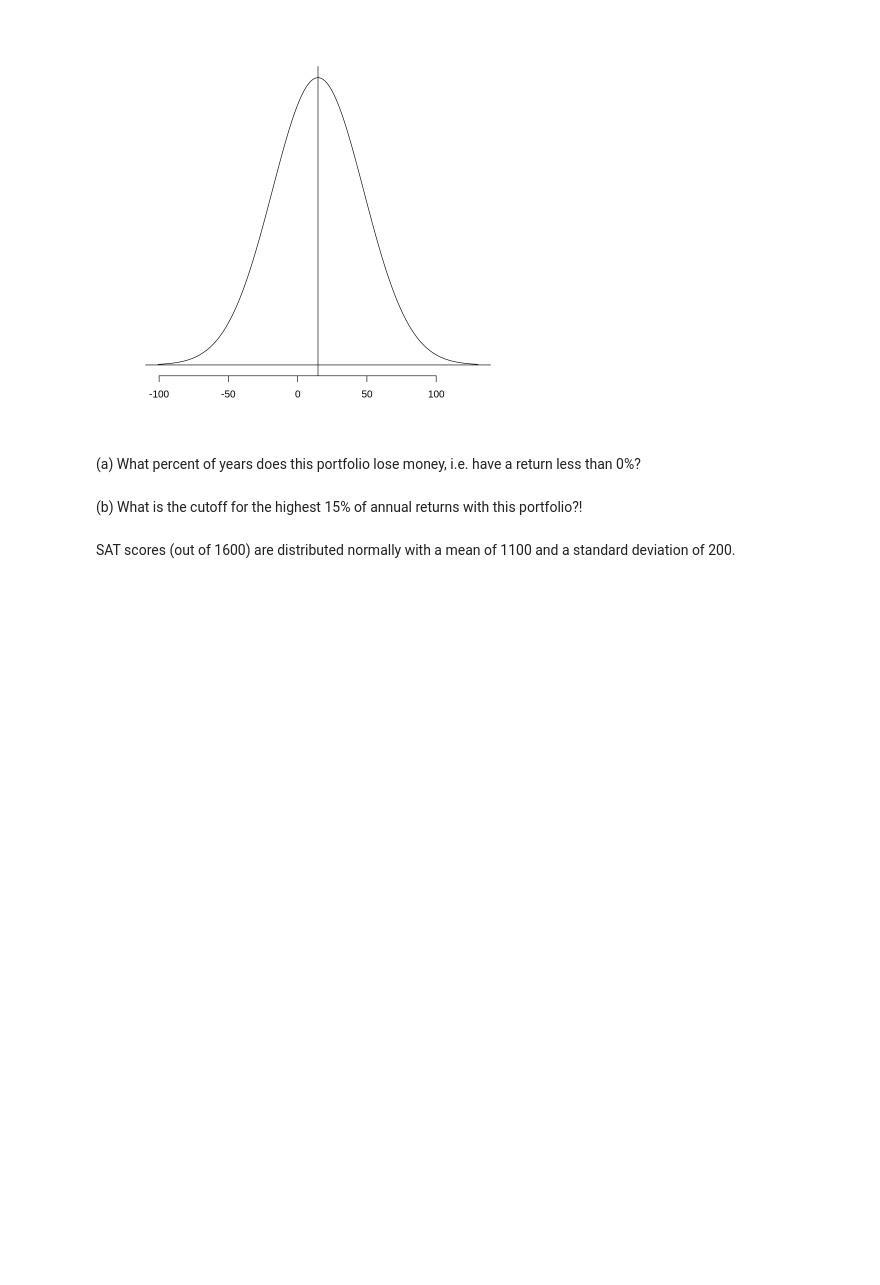
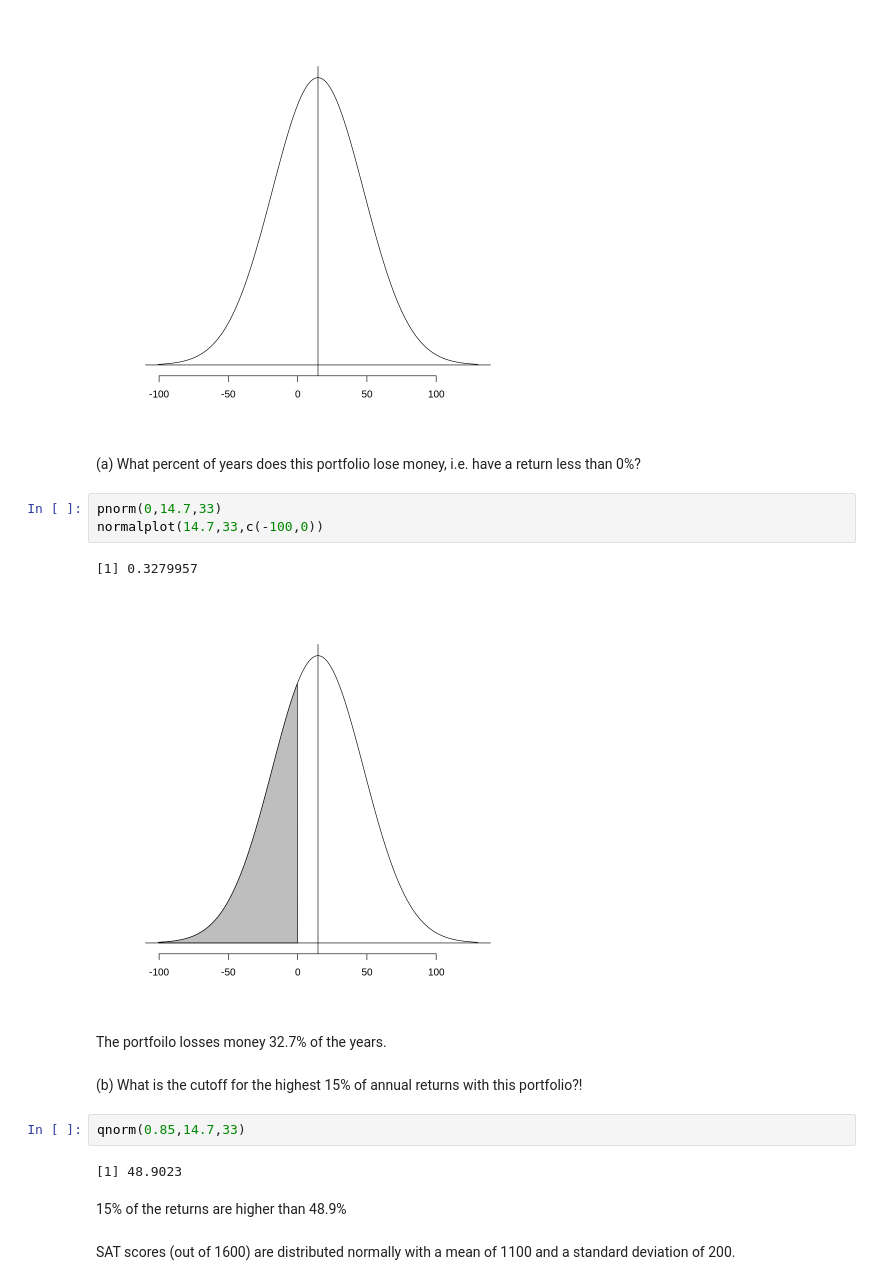
Before and after one commit to jana-archibald/tutorial, a Jupyter notebook: Normal Plot in Tutorial.ipynb, the cells around one changed output. Saved outputs shown, nothing was run; the diff lists cells and outputs as text; blank space fills up the shorter version.

```diff
--- a/Normal Plot in Tutorial.ipynb
+++ b/Normal Plot in Tutorial.ipynb
@@ -26,8 +42,22 @@ normalplot(14.7,33)
 [figure]
 # %% [markdown]
 (a) What percent of years does this portfolio lose money, i.e. have a return less than 0%?
+# %%
+pnorm(0,14.7,33)
+normalplot(14.7,33,c(-100,0))
+# %% [output]
+[1] 0.3279957
+[figure, added]
+# %% [markdown]
+The portfoilo losses money 32.7% of the years.
 # %% [markdown]
 (b) What is the cutoff for the highest 15% of annual returns with this portfolio?!
+# %%
+qnorm(0.85,14.7,33)
+# %% [output]
+[1] 48.9023
+# %% [markdown]
+15% of the returns are higher than 48.9%
 # %% [markdown]
 SAT scores (out of 1600) are distributed normally with a mean of 1100 and a standard deviation of 200.
 # %%
```
Also changed, not shown: parts of 10 cells of this notebook, 1 other file.
